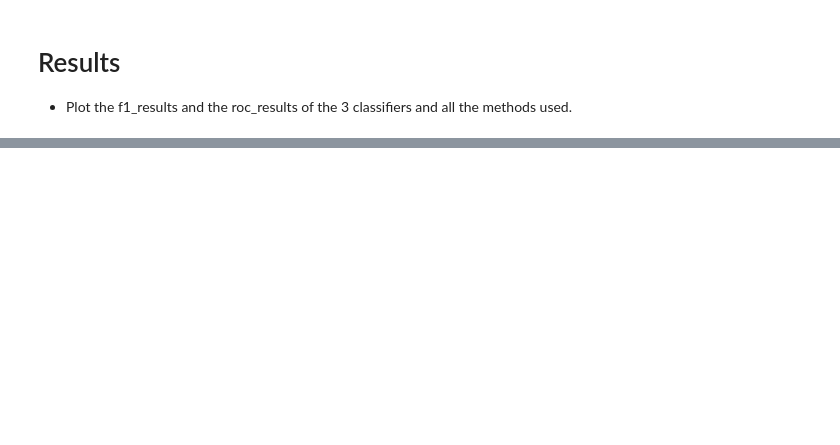
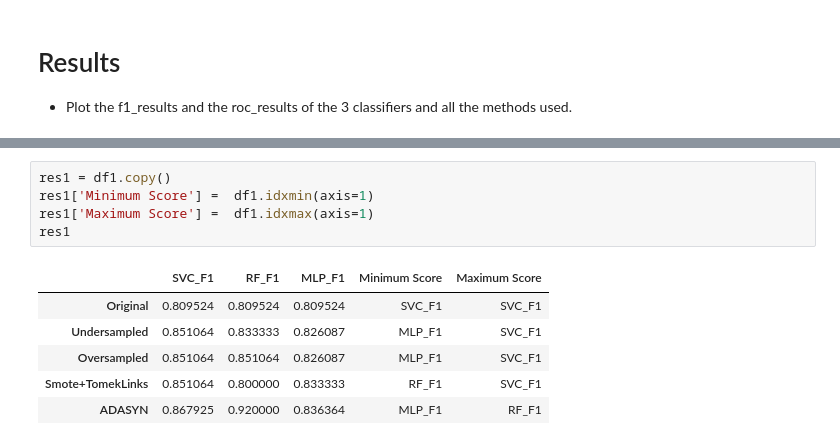
Before and after one commit to PedroMarques27/ED, a Jupyter notebook: Data_mining_Notebook.ipynb, the cells around one changed output, grey strips where cells are left out. Drawn from its saved outputs; the diff is of its cells as text; blank space fills up the shorter version.

```diff
--- a/Data_mining_Notebook.ipynb
+++ b/Data_mining_Notebook.ipynb
@@ -1464,0 +1460,12 @@ roc_results
+# %%
+res1 = df1.copy()
+res1['Minimum Score'] =  df1.idxmin(axis=1)
+res1['Maximum Score'] =  df1.idxmax(axis=1)
+res1
+# %% [output]
+|  | SVC_F1 | RF_F1 | MLP_F1 | Minimum Score | Maximum Score |
+| Original | 0.809524 | 0.809524 | 0.809524 | SVC_F1 | SVC_F1 |
+| Undersampled | 0.851064 | 0.833333 | 0.826087 | MLP_F1 | SVC_F1 |
+| Oversampled | 0.851064 | 0.851064 | 0.826087 | MLP_F1 | SVC_F1 |
+| Smote+TomekLinks | 0.851064 | 0.800000 | 0.833333 | RF_F1 | SVC_F1 |
+| ADASYN | 0.867925 | 0.920000 | 0.836364 | MLP_F1 | RF_F1 |
```
Also changed, not shown: parts of 52 cells of this notebook.
